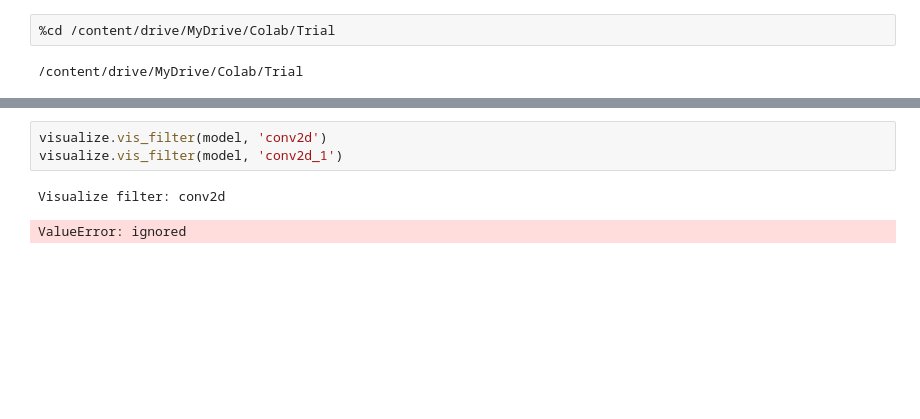
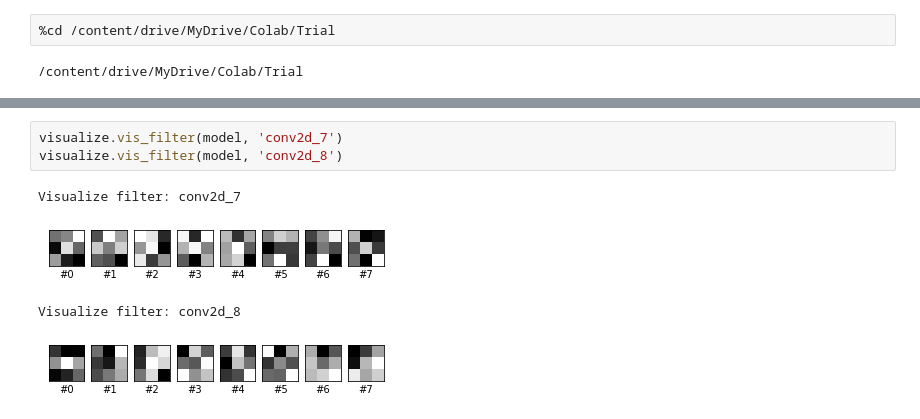
Before and after one commit to ShunsukeT15/hyousiki, a Jupyter notebook: Trial.ipynb, the cells around one changed output, grey strips where cells are left out. Drawn from its saved outputs; the diff is of its cells as text; blank space fills up the shorter version.

```diff
--- a/Trial.ipynb
+++ b/Trial.ipynb
@@ -193,8 +272,10 @@ Confusion Matrix
 # %%
-visualize.vis_filter(model, 'conv2d')
-visualize.vis_filter(model, 'conv2d_1')
+visualize.vis_filter(model, 'conv2d_7')
+visualize.vis_filter(model, 'conv2d_8')
 # %% [output]
-Visualize filter: conv2d
+Visualize filter: conv2d_7
+[figure, added]
-ValueError: ignored
+Visualize filter: conv2d_8
+[figure, added]
 # %%
 !cat incorrect.txt
```
Also changed, not shown: parts of 8 cells of this notebook.
